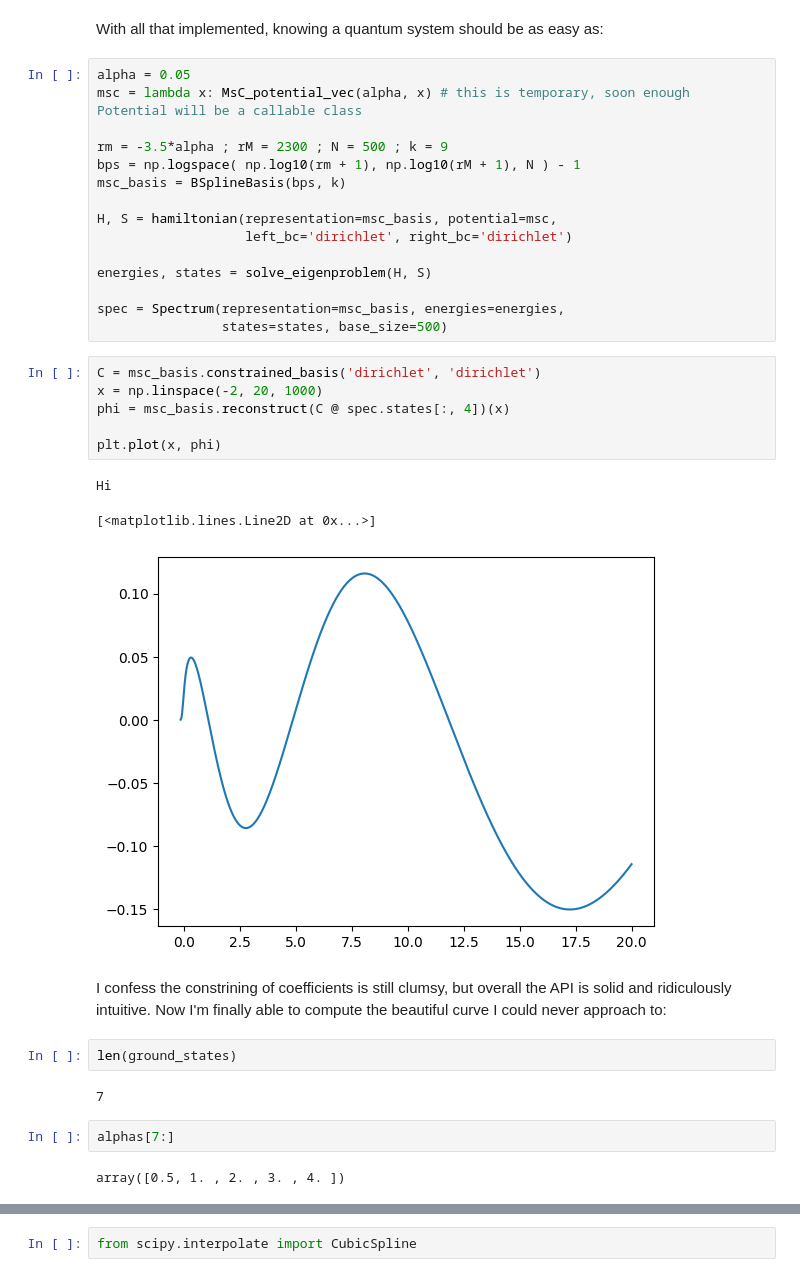
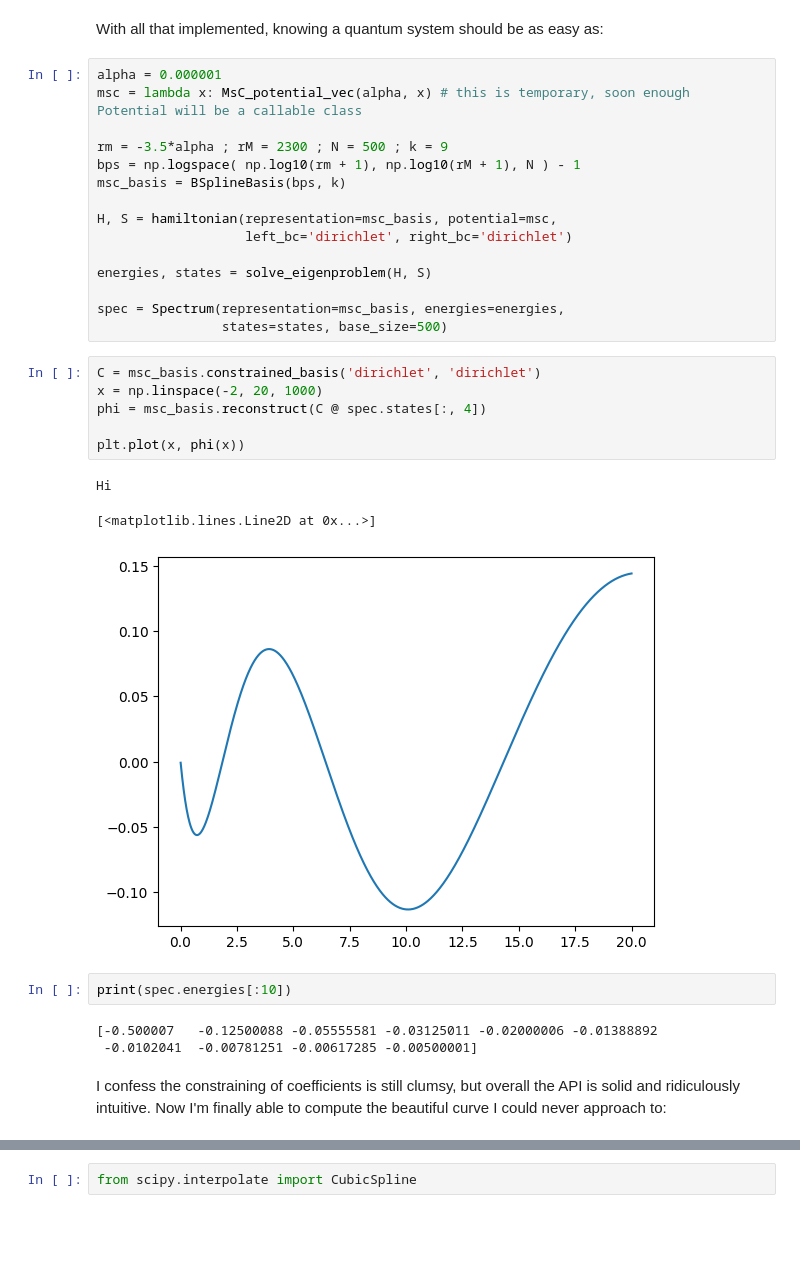
Before and after one commit to Gabriel-Amici/MorseCoulomb, a Jupyter notebook: notebooks/development/bsplines.ipynb, the cells around one changed output, grey strips where cells are left out. Drawn from its saved outputs; the diff is of its cells as text; blank space fills up the shorter version.

```diff
--- a/notebooks/development/bsplines.ipynb
+++ b/notebooks/development/bsplines.ipynb
@@ -1584,7 +1584,7 @@ class Spectrum:
 # %% [markdown]
 With all that implemented, knowing a quantum system should be as easy as:
 # %%
-alpha = 0.05
+alpha = 0.000001
 msc = lambda x: MsC_potential_vec(alpha, x) # this is temporary, soon enough Potential will be a callable class
 
 rm = -3.5*alpha ; rM = 2300 ; N = 500 ; k = 9
@@ -1601,21 +1601,18 @@ spec = Spectrum(representation=msc_basis, energies=energies,
 # %%
 C = msc_basis.constrained_basis('dirichlet', 'dirichlet')
 x = np.linspace(-2, 20, 1000)
-phi = msc_basis.reconstruct(C @ spec.states[:, 4])(x)
+phi = msc_basis.reconstruct(C @ spec.states[:, 4])
 
-plt.plot(x, phi)
+plt.plot(x, phi(x))
 # %% [output]
 Hi
 [<matplotlib.lines.Line2D at 0x...>]
-[figure, old version]
+[figure, new version]
+# %%
+print(spec.energies[:10])
+# %% [output]
+[-0.500007   -0.12500088 -0.05555581 -0.03125011 -0.02000006 -0.01388892
+ -0.0102041  -0.00781251 -0.00617285 -0.00500001]
 # %% [markdown]
-I confess the constrining of coefficients is still clumsy, but overall the API is solid and
+I confess the constraining of coefficients is still clumsy, but overall the API is solid and
 ridiculously intuitive. Now I'm finally able to compute the beautiful curve I could never approach to:
-# %%
-len(ground_states)
-# %% [output]
-7
-# %%
-alphas[7:]
-# %% [output]
-array([0.5, 1. , 2. , 3. , 4. ])
```
Also changed, not shown: parts of 15 cells of this notebook.
